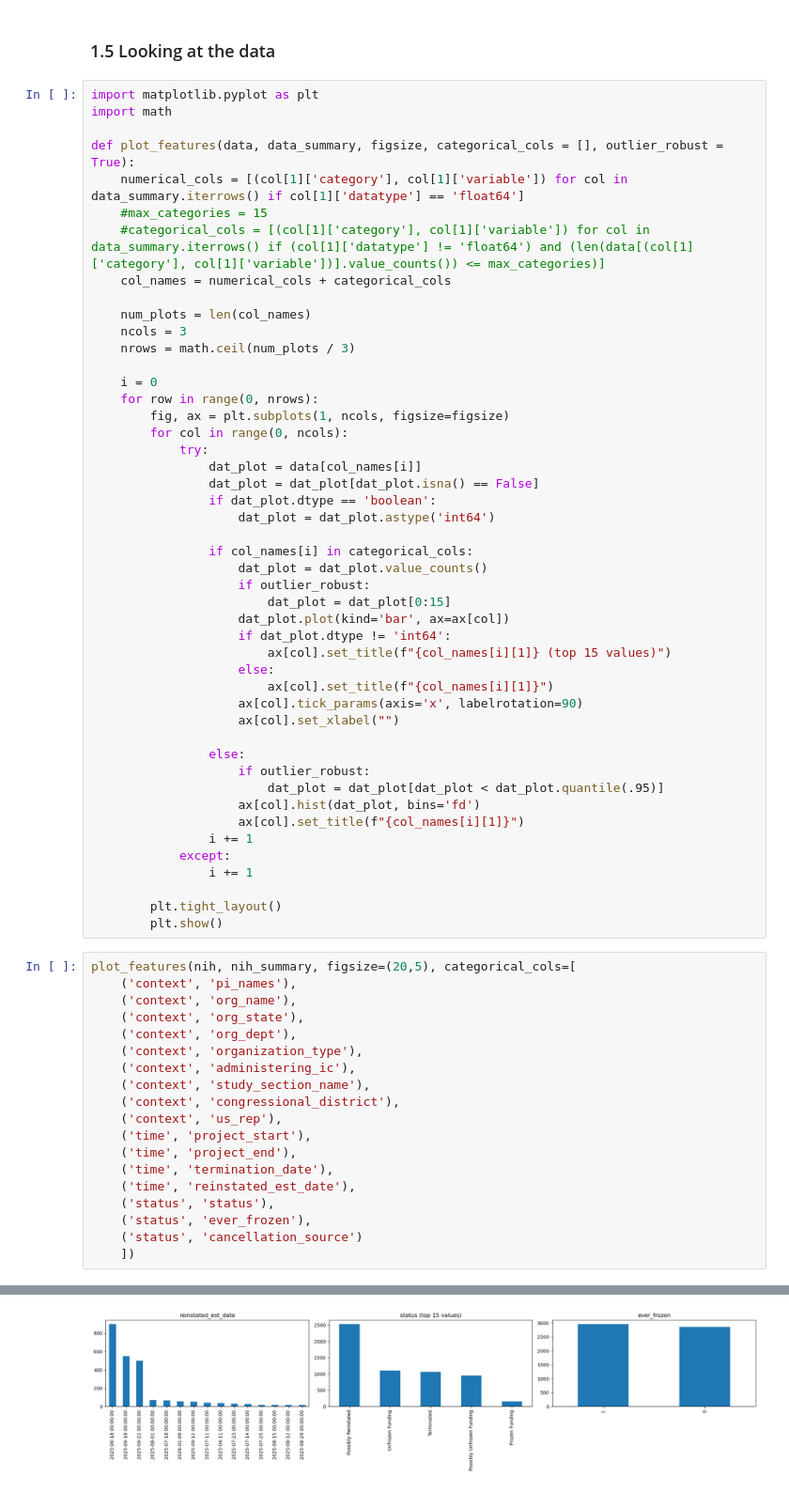
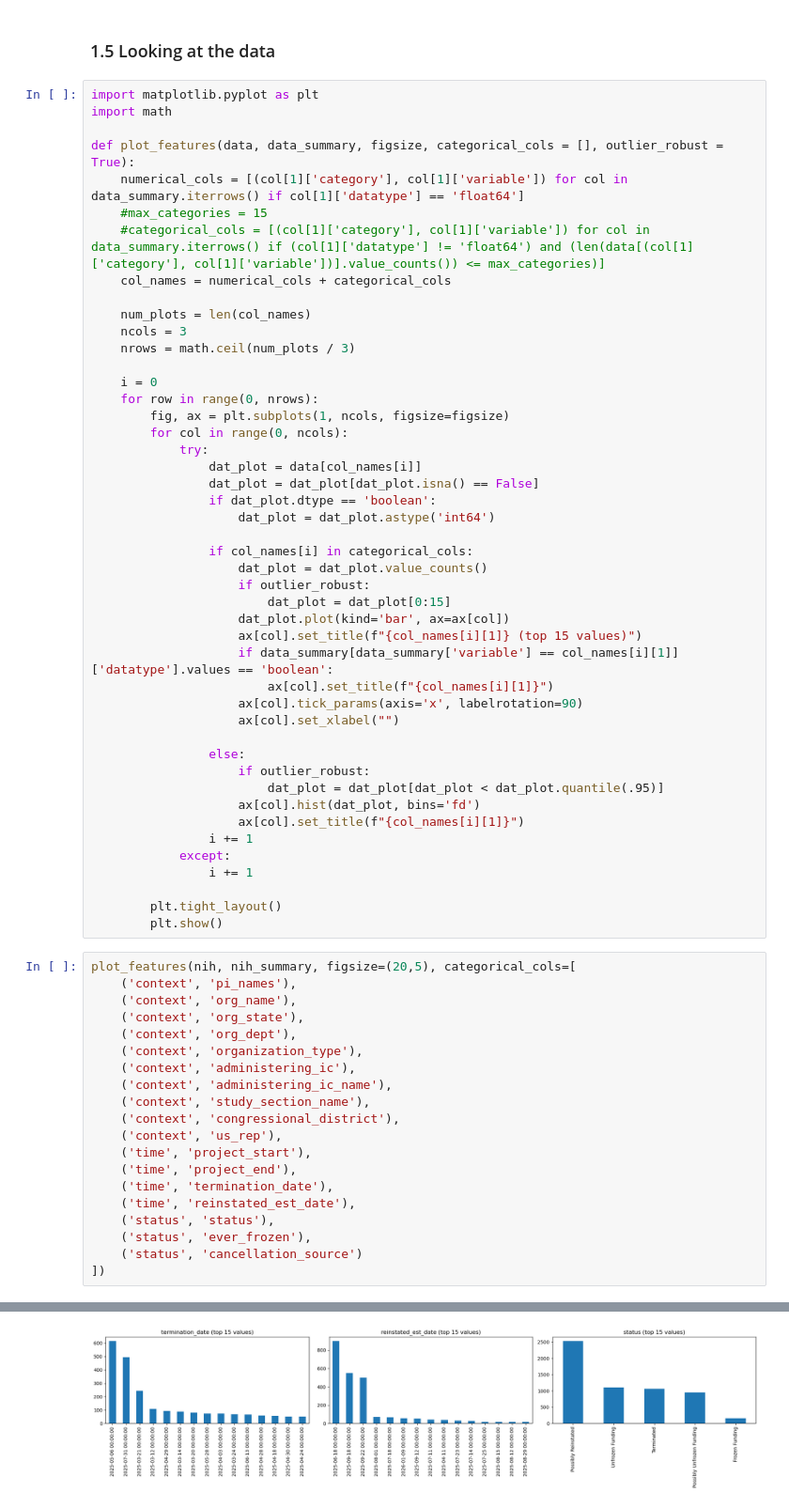
Before and after one commit to hannahmetzler/us_science_cuts, a Jupyter notebook: analysis/notebook.ipynb, the cells around one changed output, grey strips where cells are left out. Shown at 94% size. Drawn from its saved outputs; the diff is of its cells as text.

Commit message:
plotting all relevant columns (title adjusted)

```diff
--- a/analysis/notebook.ipynb
+++ b/analysis/notebook.ipynb
@@ -376,9 +376,8 @@ def plot_features(data, data_summary, figsize, categorical_cols = [], outlier_ro
                     if outlier_robust:
                         dat_plot = dat_plot[0:15]
                     dat_plot.plot(kind='bar', ax=ax[col])
-                    if dat_plot.dtype != 'int64':
-                        ax[col].set_title(f"{col_names[i][1]} (top 15 values)")
-                    else:
+                    ax[col].set_title(f"{col_names[i][1]} (top 15 values)")
+                    if data_summary[data_summary['variable'] == col_names[i][1]]['datatype'].values == 'boolean':
                         ax[col].set_title(f"{col_names[i][1]}")
                     ax[col].tick_params(axis='x', labelrotation=90)
                     ax[col].set_xlabel("")
@@ -402,6 +401,7 @@ plot_features(nih, nih_summary, figsize=(20,5), categorical_cols=[
     ('context', 'org_dept'),
     ('context', 'organization_type'),
     ('context', 'administering_ic'),
+    ('context', 'administering_ic_name'),
     ('context', 'study_section_name'),
     ('context', 'congressional_district'),
     ('context', 'us_rep'),
@@ -412,7 +412,7 @@ plot_features(nih, nih_summary, figsize=(20,5), categorical_cols=[
     ('status', 'status'),
     ('status', 'ever_frozen'),
     ('status', 'cancellation_source')
-    ])
+])
 # %% [output]
 [figure]
 [figure]
@@ -422 +422 @@ plot_features(nih, nih_summary, figsize=(20,5), categorical_cols=[
-[figure, old version]
+[figure, new version]
```
Also changed, not shown: parts of 2 cells of this notebook.
